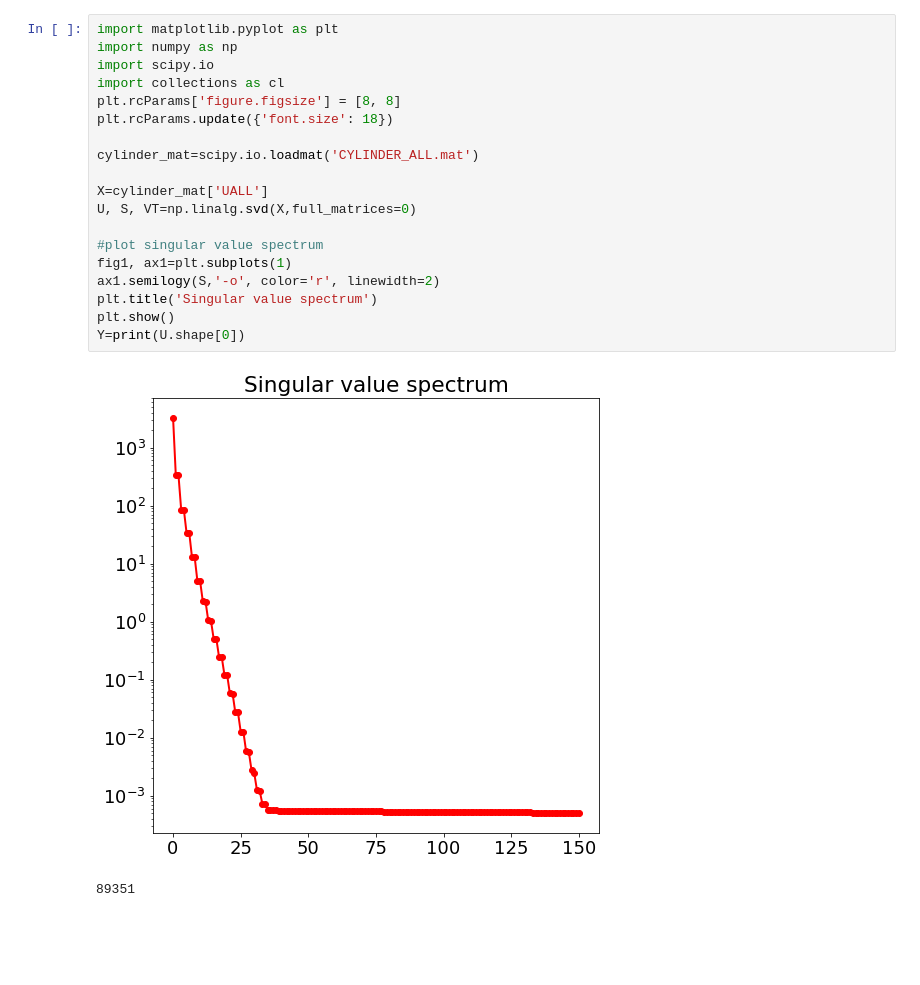
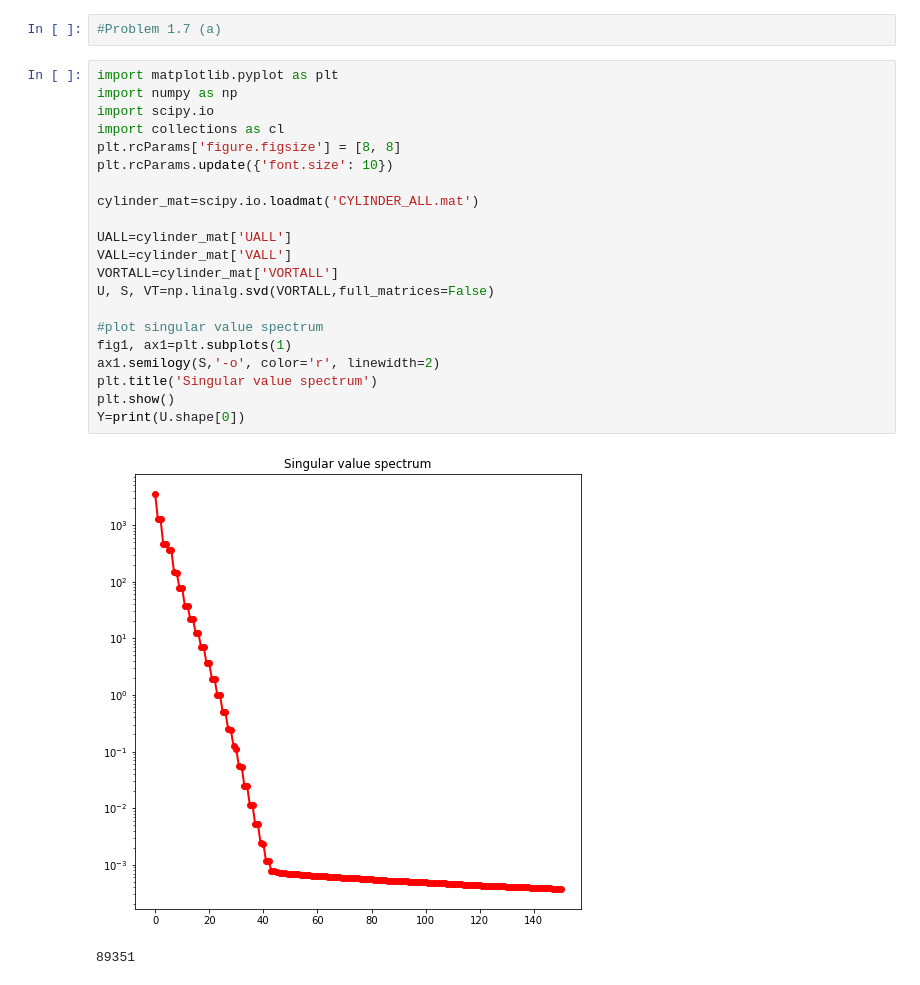
Before and after one commit to amran3662/Mojamder, a Jupyter notebook: homework 1.7.ipynb, the cells around one changed output. Drawn from its saved outputs; the diff is of its cells as text; blank space fills up the shorter version.

```diff
--- a/homework 1.7.ipynb
+++ b/homework 1.7.ipynb
@@ -1,24 +1,28 @@
+# %%
+#Problem 1.7 (a)
 # %%
 import matplotlib.pyplot as plt
 import numpy as np
 import scipy.io
 import collections as cl
 plt.rcParams['figure.figsize'] = [8, 8]
-plt.rcParams.update({'font.size': 18})
+plt.rcParams.update({'font.size': 10})
 
 cylinder_mat=scipy.io.loadmat('CYLINDER_ALL.mat')
 
-X=cylinder_mat['UALL']
-U, S, VT=np.linalg.svd(X,full_matrices=0)
+UALL=cylinder_mat['UALL']
+VALL=cylinder_mat['VALL']
+VORTALL=cylinder_mat['VORTALL']
+U, S, VT=np.linalg.svd(VORTALL,full_matrices=False)
 
 #plot singular value spectrum
 fig1, ax1=plt.subplots(1)
 ax1.semilogy(S,'-o', color='r', linewidth=2)
 plt.title('Singular value spectrum')
 plt.show()
 Y=print(U.shape[0])
 # %% [output]
-[figure, old version]
+[figure, new version]
 89351
 # %%
 #plot leading 10 singular vectors
```
Also changed, not shown: parts of 7 cells of this notebook.
